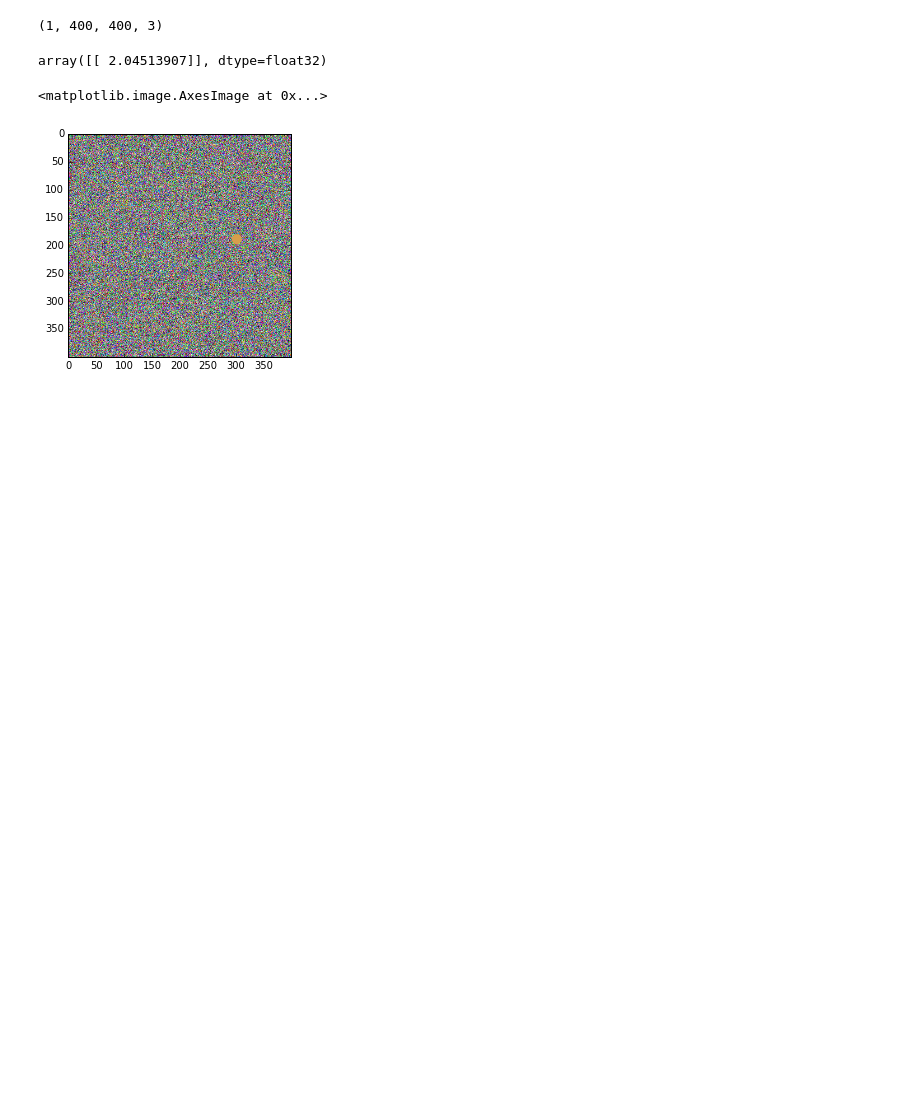
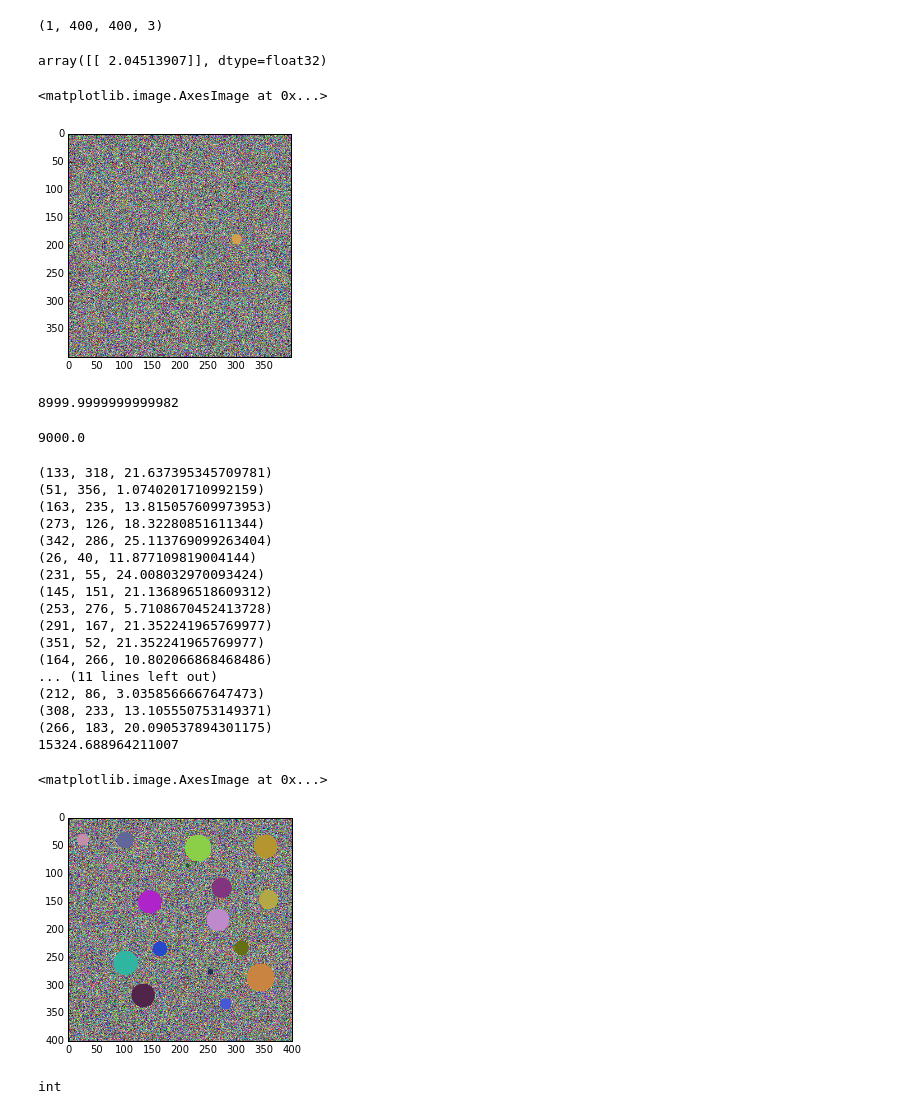
Before and after one commit to i008/deepcounting, a Jupyter notebook: deepcounting.ipynb, the cells around one changed output. Cells and saved outputs as stored; diff of their text form; code cells hidden in the pictures; blank space fills up the shorter version.

Commit message:
update to generate constant-foreground-size-pictures

```diff
--- a/deepcounting.ipynb
+++ b/deepcounting.ipynb
@@ -27,6 +27,7 @@ class GenerateImagesWithObjects:
                  image_shape=(400, 400, 3),
                  edge_dist=20,
                  background='noise',
+                 area_filling=0.1,
                  black_and_white=False
                 ):
 
@@ -39,6 +40,7 @@ class GenerateImagesWithObjects:
         self.background = background
         self.black_and_white = black_and_white
         self.color_shape = 3
+        self.area_filling = area_filling
         if self.black_and_white:
             self.image_shape=self.image_shape[:2]
             self.color_shape = 1
@@ -53,7 +55,9 @@ class GenerateImagesWithObjects:
         return abs(r0-r1)^2 <= ((x0-x1)^2 + (y0-y1)^2 <= (r0 + r1)^2)
 
     def _random_color(self):
-        return np.random.randint(20, 220, size=(self.color_shape))
+        r = np.random.randint(20, 220, size=(self.color_shape), dtype=int)
+        return tuple([int(i) for i in r])
+
 
 
     def _circles_are_distant(self, circle1, circle2):
@@ -64,6 +68,10 @@ class GenerateImagesWithObjects:
 
 
     def _can_place_circle(self, circles_drawn, new_circle):
+        x,y,r = new_circle
+        print(new_circle)
+        if x - r <= 0 or y - r <= 0:
+            return False # circle is not overlapping with cnavas edge
         return all([self._circles_are_distant(new_circle, c_on_canvas) for c_on_canvas in circles_drawn])
 
 
@@ -75,6 +83,14 @@ class GenerateImagesWithObjects:
             r = np.random.randint(*self.obj_size_range)
 
         return x,y,r
+
+    def _generate_N_circle_radiuses_with_same_sum_of_areas(self, n_circles):
+        rows, columns = self.image_shape[:2]
+        canvas_size = rows  * columns
+        n_circles = np.random.rand(n_circles)
+        factor = np.sqrt((canvas_size * self.area_filling / np.pi) / np.sum(n_circles**2))
+        good_circles_radiuses = n_circles * factor
+        return good_circles_radiuses
 
 
     def _get_canvas(self):
@@ -89,14 +105,19 @@ class GenerateImagesWithObjects:
         canvas = self._get_canvas()
 
         circles_drawn = []
-        while len(circles_drawn) < nr_objects:
-            x,y,r = self._get_random_circle()
+        radiuses = self._generate_N_circle_radiuses_with_same_sum_of_areas(nr_objects)
+        x = y = r = None
+        for r in radiuses:
             random_color = self._random_color()
-            if not self._can_place_circle(circles_drawn, (x,y,r)):
-                continue
-            else:
-                cv2.circle(canvas, (x,y), r, random_color, -1)
-                circles_drawn.append((x,y,r))
+            x,y,_ = self._get_random_circle()
+            while not self._can_place_circle(circles_drawn, (x, y, r)):
+                x,y,_ = self._get_random_circle()
+            x, y, r = int(x), int(y), int(r)
+            cv2.circle(canvas, (x,y),r, random_color, -1)
+            circles_drawn.append((x,y,r))
+
+        print(sum(map(lambda x: np.pi * x[2]**2,circles_drawn)))
+
         return canvas
 
 
@@ -309,3 +315,36 @@ plt.imshow(x[0])
 # %% [output]
 <matplotlib.image.AxesImage at 0x...>
 [figure]
+# %%
+sum(map(lambda r: np.pi*r**2, good_circles_radiuses))
+# %% [output]
+8999.9999999999982
+# %%
+canvas_size * 0.1
+# %% [output]
+9000.0
+# %%
+ig = GenerateImagesWithObjects()
+# %%
+im = ig.generate_image(20)
+plt.imshow(im)
+# %% [output]
+(133, 318, 21.637395345709781)
+(51, 356, 1.0740201710992159)
+(163, 235, 13.815057609973953)
+(273, 126, 18.32280851611344)
+(342, 286, 25.113769099263404)
+(26, 40, 11.877109819004144)
+(231, 55, 24.008032970093424)
+(145, 151, 21.136896518609312)
+(253, 276, 5.7108670452413728)
+(291, 167, 21.352241965769977)
+(351, 52, 21.352241965769977)
+(164, 266, 10.802066868468486)
+... (11 lines left out)
+(212, 86, 3.0358566667647473)
+(308, 233, 13.105550753149371)
+(266, 183, 20.090537894301175)
+15324.688964211007
+<matplotlib.image.AxesImage at 0x...>
+[figure, added]
@@ -311,0 +353,4 @@ plt.imshow(x[0])
+# %%
+type([int(k) for k in tuple(ig._random_color())][0])
+# %% [output]
+int
```
Also changed, not shown: parts of 4 cells of this notebook.
